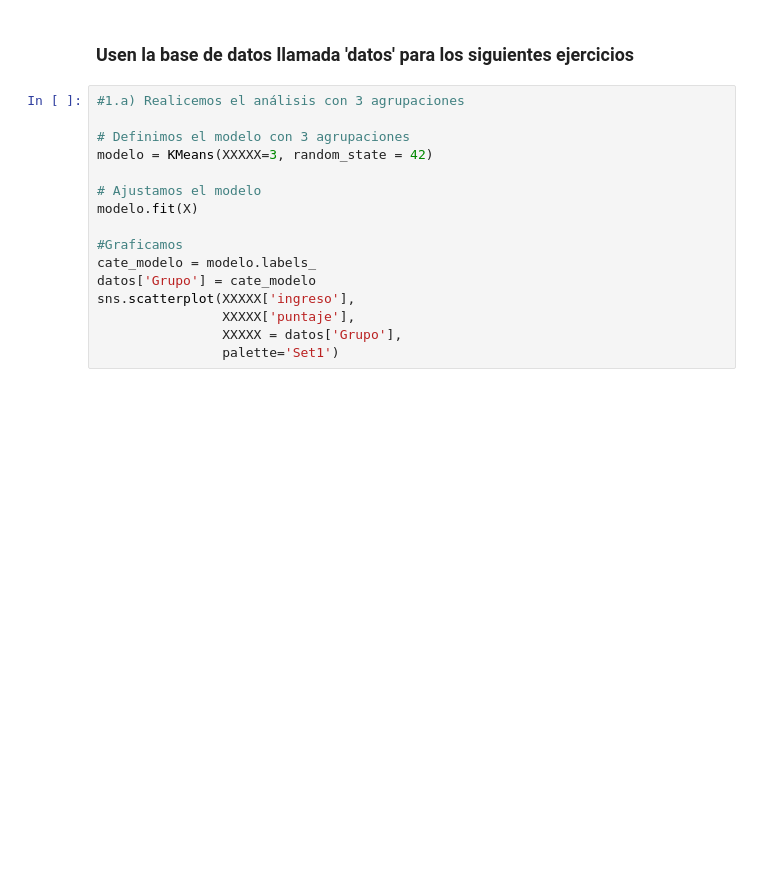
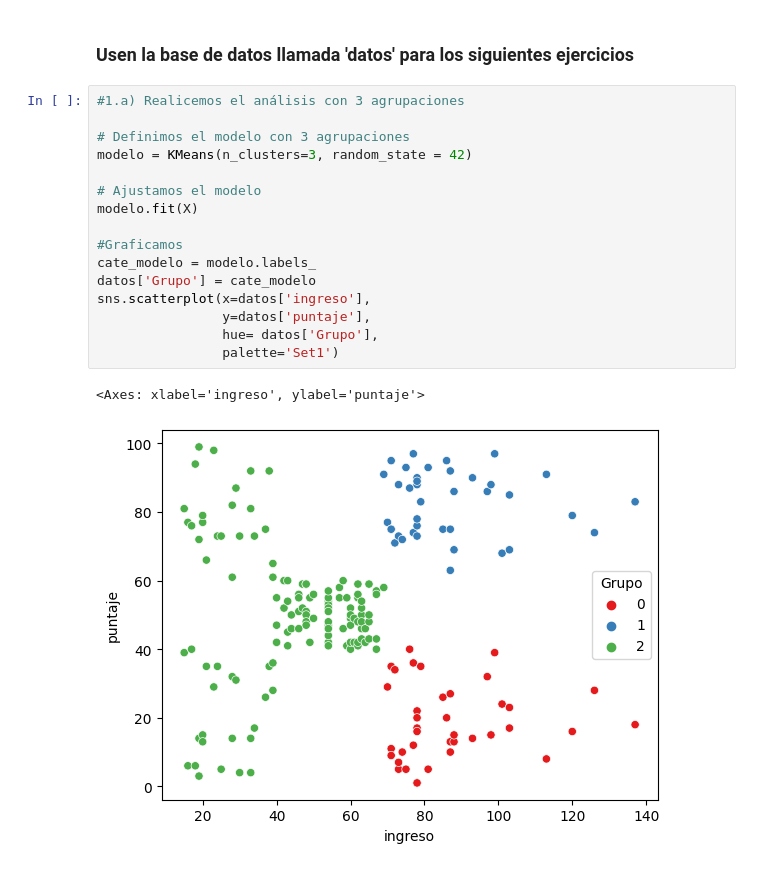
Before and after one commit to NicoapBol/DATA_SCIENCE_UPB_TASKS, a Jupyter notebook: 02 HW Code/012Sesión 4.ipynb, the cells around one changed output. Cells and saved outputs as stored; diff of their text form; blank space fills up the shorter version.

```diff
--- a/02 HW Code/012Sesión 4.ipynb
+++ b/02 HW Code/012Sesión 4.ipynb
@@ -361,19 +370,22 @@ sns.scatterplot(datos['ingreso'],
 # %%
 #1.a) Realicemos el análisis con 3 agrupaciones
 
 # Definimos el modelo con 3 agrupaciones
-modelo = KMeans(XXXXX=3, random_state = 42)
+modelo = KMeans(n_clusters=3, random_state = 42)
 
 # Ajustamos el modelo
 modelo.fit(X)
 
 #Graficamos
 cate_modelo = modelo.labels_
 datos['Grupo'] = cate_modelo
-sns.scatterplot(XXXXX['ingreso'],
-                XXXXX['puntaje'],
-                XXXXX = datos['Grupo'],
+sns.scatterplot(x=datos['ingreso'],
+                y=datos['puntaje'],
+                hue= datos['Grupo'],
                 palette='Set1')
+# %% [output]
+<Axes: xlabel='ingreso', ylabel='puntaje'>
+[figure, added]
 # %%
 #1.b) Encontremos el óptimo bajo el método de la silueta
 
```
Also changed, not shown: parts of 7 cells of this notebook, 1 other file.
